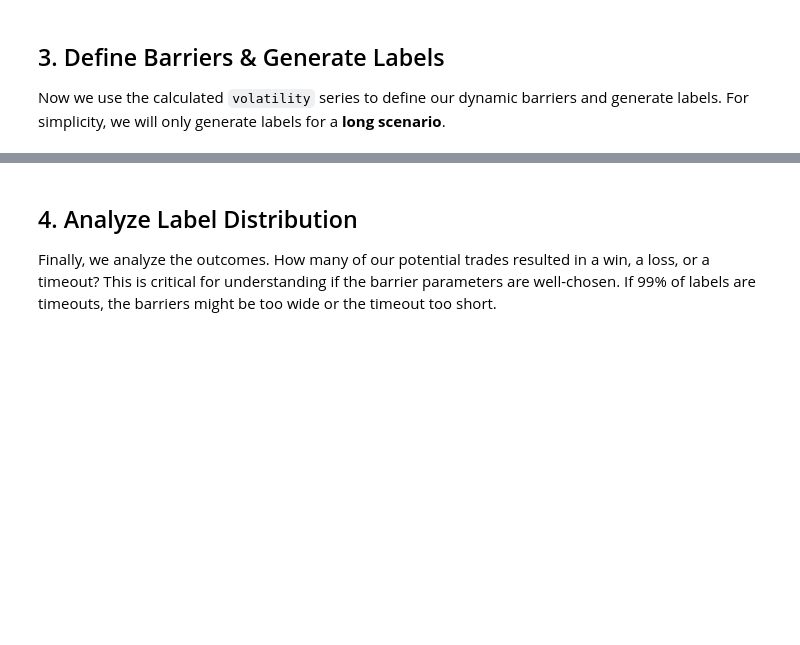
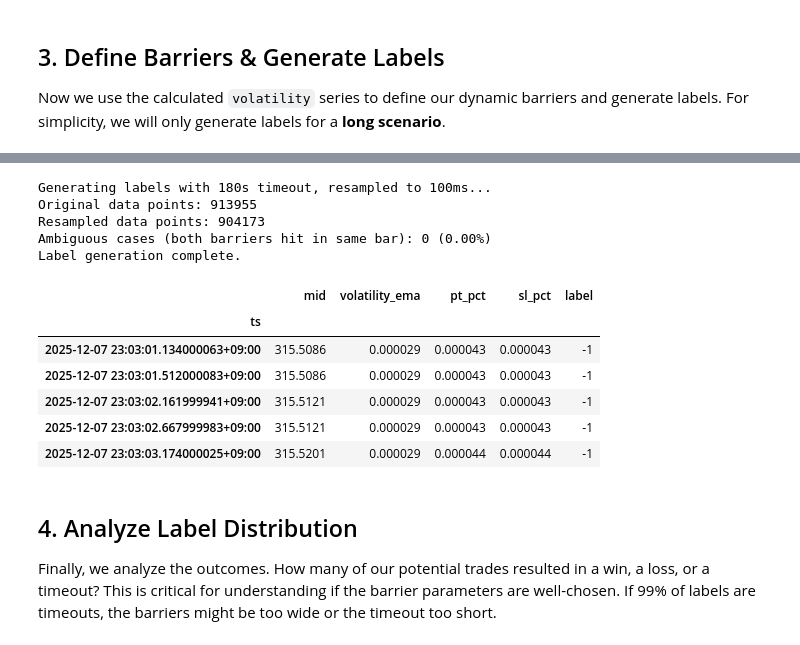
Before and after one commit to potential-panda/Makalu, a Jupyter notebook: notebooks/barrier_analysis.ipynb, the cells around one changed output, grey strips where cells are left out. Drawn from its saved outputs; the diff is of its cells as text; code cells hidden in the pictures; blank space fills up the shorter version.

```diff
--- a/notebooks/barrier_analysis.ipynb
+++ b/notebooks/barrier_analysis.ipynb
@@ -50,7 +50,7 @@ DATA_DT_RANGE = DtRange(start_dt_aware, end_dt_aware)
 # 1. Affect timeout percentage
 # When RETURN_SHIFT_SEC == TIMEOUT_SEC 1.0 -> 50~60%, 2.0 -> 80~90%
 # Really hard to explain ... maybe later ask AI to summarize.
-BARRIER_MULTIPLIER = 2.0
+BARRIER_MULTIPLIER = 1.5
 #
 # 2. Affect the imbalance of Win/Loss, longer -> more balanced but less predict power
 RETURN_SHIFT_SEC = 180
@@ -218,13 +268,18 @@ LABEL_RESAMPLE_INTERVAL = '100ms'  # Resample interval for label generation (red
 @jit(nopython=True)
 def _compute_labels_numba(timestamps: np.ndarray, ask_prices: np.ndarray,
                           high_prices: np.ndarray, low_prices: np.ndarray,
-                          pt_pct: np.ndarray, sl_pct: np.ndarray, timeout_ns: int) -> np.ndarray:
+                          pt_pct: np.ndarray, sl_pct: np.ndarray, timeout_ns: int) -> tuple:
     """
     Numba-optimized inner loop for triple-barrier label computation.
     Checks against future high/low prices for more accurate barrier detection.
+
+    Returns:
+        labels: Array of labels (1=Win, -1=Loss, 0=Timeout)
+        ambiguous_count: Number of cases where both barriers were hit in the same bar
     """
     n = len(timestamps)
     labels = np.zeros(n, dtype=np.int8)
+    ambiguous_count = 0
 
     for i in range(n):
         entry_price = ask_prices[i]
@@ -245,25 +300,34 @@ def _compute_labels_numba(timestamps: np.ndarray, ask_prices: np.ndarray,
             if timestamps[j] > timeout_ts:
                 break  # Timeout reached, label stays 0
 
-            # Check for barrier hits using high/low of the future bar
-            if high_prices[j] >= upper_barrier:
+            hit_upper = high_prices[j] >= upper_barrier
+            hit_lower = low_prices[j] <= lower_barrier
+
+            if hit_upper and hit_lower:
+                # Both barriers hit in same bar - ambiguous case
+                # Conservatively mark as Loss (avoid upward bias)
+                labels[i] = -1
+                ambiguous_count += 1
+                break
+            elif hit_upper:
                 labels[i] = 1  # Profit Take
                 break
-            elif low_prices[j] <= lower_barrier:
+            elif hit_lower:
                 labels[i] = -1  # Stop Loss
                 break
 
-    return labels
+    return labels, ambiguous_count
 
 
 def get_labels_with_dynamic_barriers(prices_df: pd.DataFrame, timeout_sec: int,
-                                      resample_interval: str = '1s') -> pd.DataFrame:
+                                      resample_interval: str = '1s') -> tuple:
     """
     Computes triple-barrier labels using OHLC resampling for accuracy.
+
+    Returns:
+        DataFrame with labels, ambiguous_count
     """
-    # Define aggregations. Use 'first' for entry conditions, 'max'/'min' for exit checks.
     timeout_delta = pd.Timedelta(seconds=timeout_sec)
-
 
     aggregations = {
         'ask': 'first',
@@ -272,38 +336,54 @@ def get_labels_with_dynamic_barriers(prices_df: pd.DataFrame, timeout_sec: int,
         'sl_pct': 'first'
     }
 
     df_resampled = prices_df.resample(resample_interval).agg(aggregations).dropna()
-    df_resampled.columns = ['_'.join(col).strip() for col in df_resampled.columns.values] # Flatten MultiIndex
+    df_resampled.columns = ['_'.join(col).strip() for col in df_resampled.columns.values]
 
     n = len(df_resampled)
     if n == 0:
-        return pd.DataFrame({'label': []}, index=pd.DatetimeIndex([]))
+        return pd.DataFrame({'label': []}, index=pd.DatetimeIndex([])), 0
 
     # Convert to numpy arrays for numba
     timestamps = df_resampled.index.values.astype('datetime64[ns]').astype(np.int64)
     ask_prices = df_resampled['ask_first'].values.astype(np.float64)
     high_prices = df_resampled['bid_max'].values.astype(np.float64)
     low_prices = df_resampled['bid_min'].values.astype(np.float64)
     pt_pct = df_resampled['pt_pct_first'].values.astype(np.float64)
     sl_pct = df_resampled['sl_pct_first'].values.astype(np.float64)
     timeout_ns = int(timeout_delta.total_seconds() * 1e9)
 
     # Run numba-optimized computation
-    labels = _compute_labels_numba(timestamps, ask_prices, high_prices, low_prices, pt_pct, sl_pct, timeout_ns)
+    labels, ambiguous_count = _compute_labels_numba(
+        timestamps, ask_prices, high_prices, low_prices, pt_pct, sl_pct, timeout_ns
+    )
 
-    return pd.DataFrame({'label': labels}, index=df_resampled.index)
+    return pd.DataFrame({'label': labels}, index=df_resampled.index), ambiguous_count
 
 
 # Generate the labels
 print(f"Generating labels with {TIMEOUT_SEC}s timeout, resampled to {LABEL_RESAMPLE_INTERVAL}...")
 print(f"Original data points: {len(df)}")
-labels_df = get_labels_with_dynamic_barriers(df, TIMEOUT_SEC, resample_interval=LABEL_RESAMPLE_INTERVAL)
+labels_df, ambiguous_count = get_labels_with_dynamic_barriers(df, TIMEOUT_SEC, resample_interval=LABEL_RESAMPLE_INTERVAL)
 print(f"Resampled data points: {len(labels_df)}")
+print(f"Ambiguous cases (both barriers hit in same bar): {ambiguous_count} ({ambiguous_count/len(labels_df)*100:.2f}%)")
 
 # Join labels back - reindex to original df's index with forward fill
 df['label'] = labels_df['label'].reindex(df.index, method='ffill')
 print("Label generation complete.")
 df[['mid', 'volatility_ema', 'pt_pct', 'sl_pct', 'label']].head()
+# %% [output]
+Generating labels with 180s timeout, resampled to 100ms...
+Original data points: 913955
+Resampled data points: 904173
+Ambiguous cases (both barriers hit in same bar): 0 (0.00%)
+Label generation complete.
+|  | mid | volatility_ema | pt_pct | sl_pct | label |
+| ts |  |  |  |  |  |
+| 2025-12-07 23:03:01.134000063+09:00 | 315.5086 | 0.000029 | 0.000043 | 0.000043 | -1 |
+| 2025-12-07 23:03:01.512000083+09:00 | 315.5086 | 0.000029 | 0.000043 | 0.000043 | -1 |
+| 2025-12-07 23:03:02.161999941+09:00 | 315.5121 | 0.000029 | 0.000043 | 0.000043 | -1 |
+| 2025-12-07 23:03:02.667999983+09:00 | 315.5121 | 0.000029 | 0.000043 | 0.000043 | -1 |
+| 2025-12-07 23:03:03.174000025+09:00 | 315.5201 | 0.000029 | 0.000044 | 0.000044 | -1 |
 # %% [markdown]
 ## 4. Analyze Label Distribution
 
```
Also changed, not shown: parts of 7 cells of this notebook.
